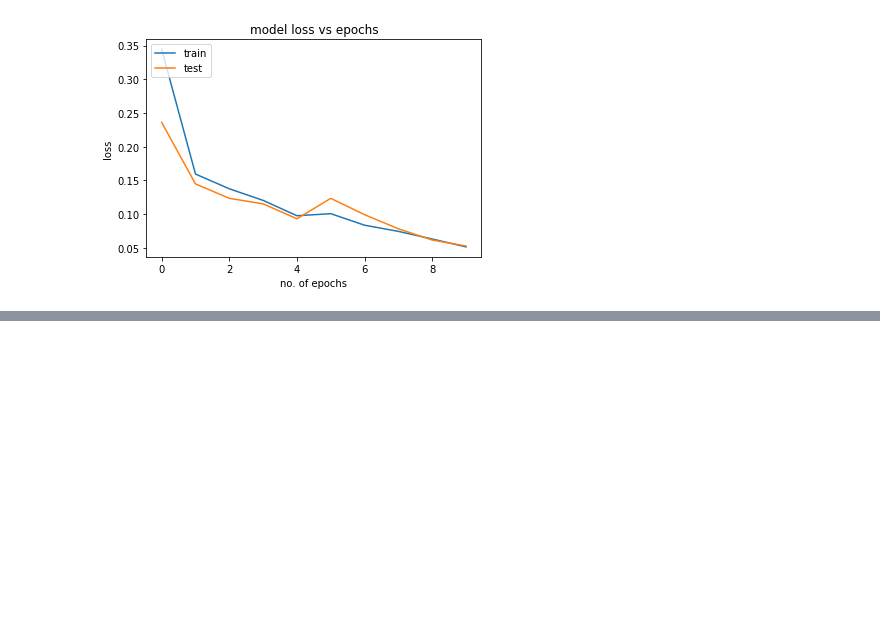
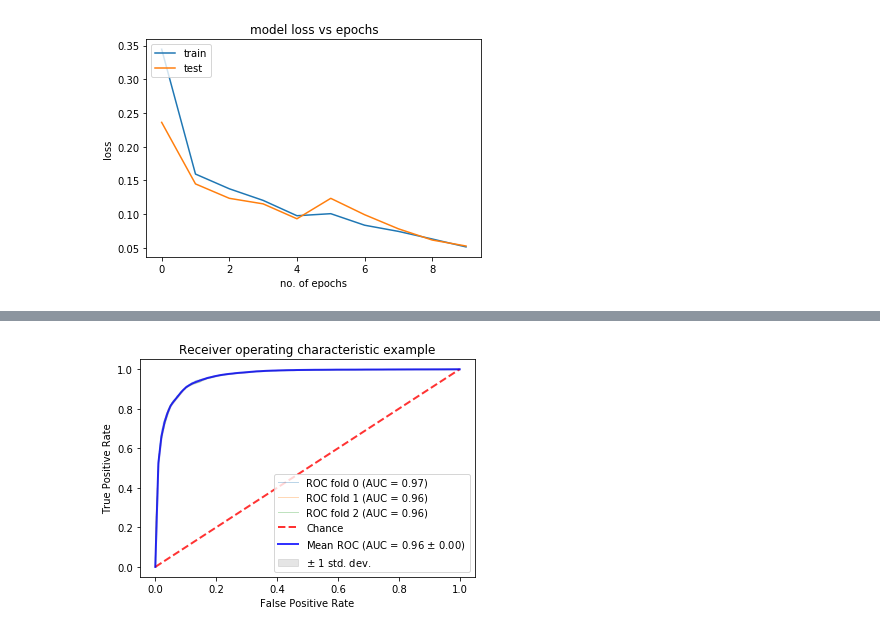
Before and after one commit to tilaprimera/Aerial-Cactus-Identification, a Jupyter notebook: aerial_cactus_identify.ipynb, the cells around one changed output, grey strips where cells are left out. Drawn from its saved outputs; the diff is of its cells as text; code cells hidden in the pictures; blank space fills up the shorter version.

Commit message:
feat: add roc plot

```diff
--- a/aerial_cactus_identify.ipynb
+++ b/aerial_cactus_identify.ipynb
@@ -424,0 +383,47 @@ dict_keys([1, 2, 3, 4, 5, 0])
+# %%
+# taken from
+# https://scikit-learn.org/stable/auto_examples/model_selection/plot_roc_crossval.html#sphx-glr-auto-examples-model-selection-plot-roc-crossval-py
+
+def plot_roc_curve(labels, preds):
+    tprs = []
+    aucs = []
+    mean_fpr = np.linspace(0, 1, 100)
+    for i in range(0, n_splits):
+        pred_flat = np.array(preds[i]).flatten()
+        fpr, tpr, thresholds = metrics.roc_curve(labels[i], pred_flat)
+        tprs.append(interp(mean_fpr, fpr, tpr))
+        tprs[-1][0] = 0.0
+        roc_auc = metrics.auc(fpr, tpr)
+        aucs.append(roc_auc)
+        plt.plot(fpr, tpr, lw=1, alpha=0.3,
+                 label='ROC fold %d (AUC = %0.2f)' % (i, roc_auc))
+
+        i += 1
+    plt.plot([0, 1], [0, 1], linestyle='--', lw=2, color='r',
+             label='Chance', alpha=.8)
+
+    mean_tpr = np.mean(tprs, axis=0)
+    mean_tpr[-1] = 1.0
+    mean_auc = metrics.auc(mean_fpr, mean_tpr)
+    std_auc = np.std(aucs)
+    plt.plot(mean_fpr, mean_tpr, color='b',
+             label=r'Mean ROC (AUC = %0.2f $\pm$ %0.2f)' % (mean_auc, std_auc),
+             lw=2, alpha=.8)
+
+    std_tpr = np.std(tprs, axis=0)
+    tprs_upper = np.minimum(mean_tpr + std_tpr, 1)
+    tprs_lower = np.maximum(mean_tpr - std_tpr, 0)
+    plt.fill_between(mean_fpr, tprs_lower, tprs_upper, color='grey', alpha=.2,
+                     label=r'$\pm$ 1 std. dev.')
+
+    plt.xlim([-0.05, 1.05])
+    plt.ylim([-0.05, 1.05])
+    plt.xlabel('False Positive Rate')
+    plt.ylabel('True Positive Rate')
+    plt.title('Receiver operating characteristic example')
+    plt.legend(loc="lower right")
+    plt.show()
+# %%
+plot_roc_curve(train_labels, train_preds)
+# %% [output]
+[figure, added]
```
Also changed, not shown: parts of 8 cells of this notebook.
